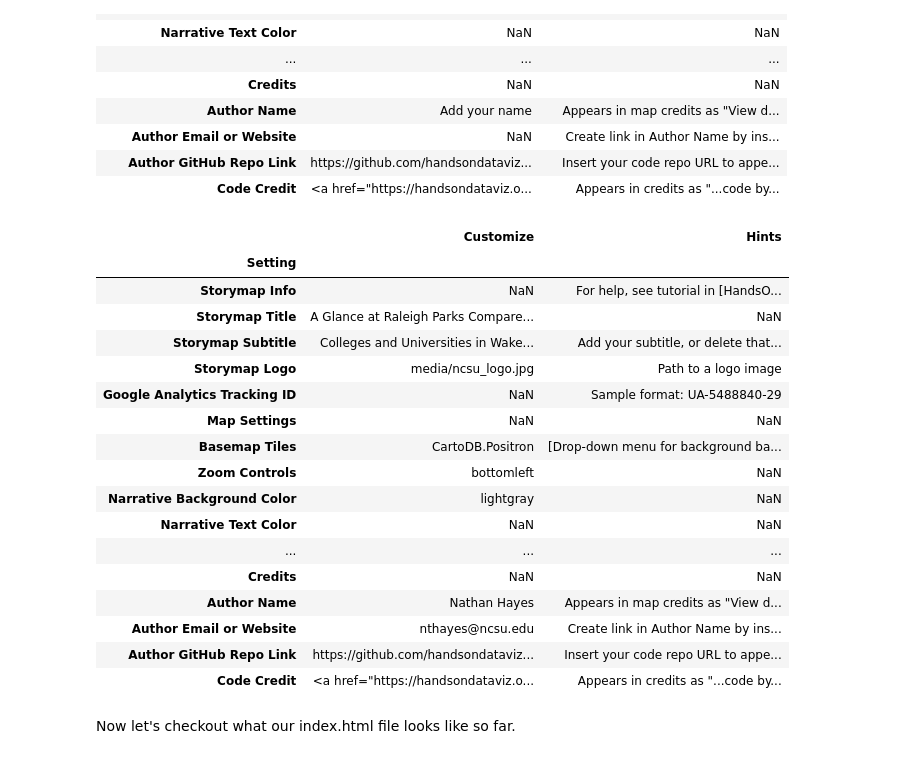
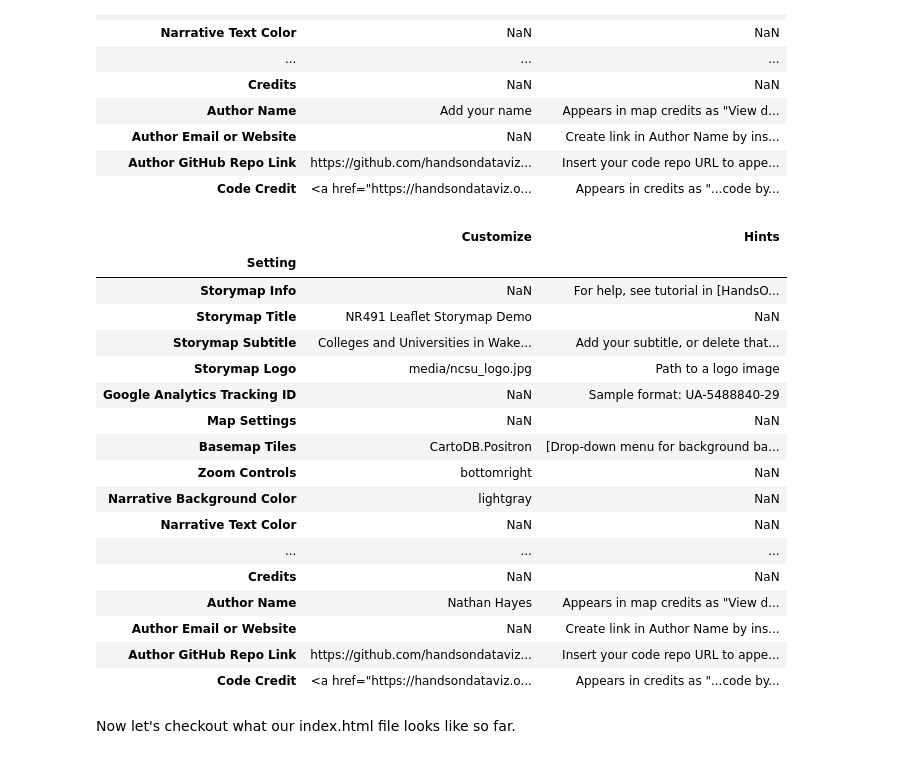
Before and after one commit to nthayes11/nthayes_storymap_repo, a Jupyter notebook: storymap.ipynb, the cells around one changed output. Saved outputs shown, nothing was run; the diff lists cells and outputs as text; code cells hidden in the pictures.

```diff
--- a/storymap.ipynb
+++ b/storymap.ipynb
@@ -185,35 +185,31 @@ options_df
 | Code Credit | <a href="https://handsondataviz.o... | Appears in credits as "...code by... |
 # %%
 #Change Title
-options_df['Customize']['Storymap Title'] = 'A Glance at Raleigh Parks Compared to Demography and Income Distribution in Raliegh, NC'
-#Put email
-options_df['Customize']['Author Email or Website'] = 'nthayes@ncsu.edu'
+#options_df['Customize']['Storymap Title'] = 'A Glance at Raleigh Parks Compared to Demography and Income Distribution in Raliegh, NC'
 
 # Next, make edits to the Author Name and Author Github Repo Link so it has your information
 options_df['Customize']['Author Name'] = 'Nathan Hayes'
-options_df['Customize']['Author Github Repo Link'] = 'https://github.com/nthayes11/nthayes_storymap_repo.git'
-options_df['Customize']['Zoom Controls'] = 'bottomleft'
 
 # save your options df as Options.csv
 options_df.to_csv('./csv/Options.csv')
 options_df
 # %% [output]
 |  | Customize | Hints |
 | Setting |  |  |
 | Storymap Info | NaN | For help, see tutorial in [HandsO... |
-| Storymap Title | A Glance at Raleigh Parks Compare... | NaN |
+| Storymap Title | NR491 Leaflet Storymap Demo | NaN |
 | Storymap Subtitle | Colleges and Universities in Wake... | Add your subtitle, or delete that... |
 | Storymap Logo | media/ncsu_logo.jpg | Path to a logo image |
 | Google Analytics Tracking ID | NaN | Sample format: UA-5488840-29 |
 | Map Settings | NaN | NaN |
 | Basemap Tiles | CartoDB.Positron | [Drop-down menu for background ba... |
-| Zoom Controls | bottomleft | NaN |
+| Zoom Controls | bottomright | NaN |
 | Narrative Background Color | lightgray | NaN |
 | Narrative Text Color | NaN | NaN |
 | ... | ... | ... |
 | Credits | NaN | NaN |
 | Author Name | Nathan Hayes | Appears in map credits as "View d... |
-| Author Email or Website | nthayes@ncsu.edu | Create link in Author Name by ins... |
+| Author Email or Website | NaN | Create link in Author Name by ins... |
 | Author GitHub Repo Link | https://github.com/handsondataviz... | Insert your code repo URL to appe... |
 | Code Credit | <a href="https://handsondataviz.o... | Appears in credits as "...code by... |
 # %% [markdown]
```
Also changed, not shown: parts of 20 cells of this notebook, 1 other file.
